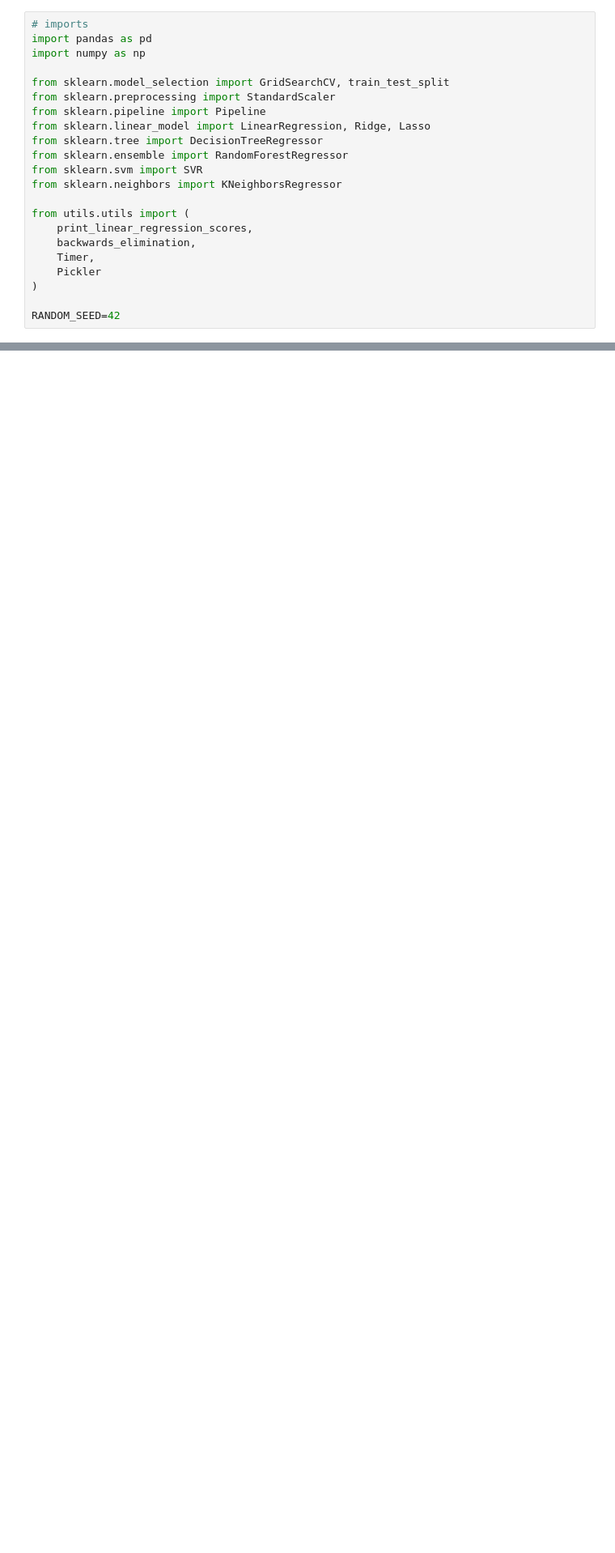
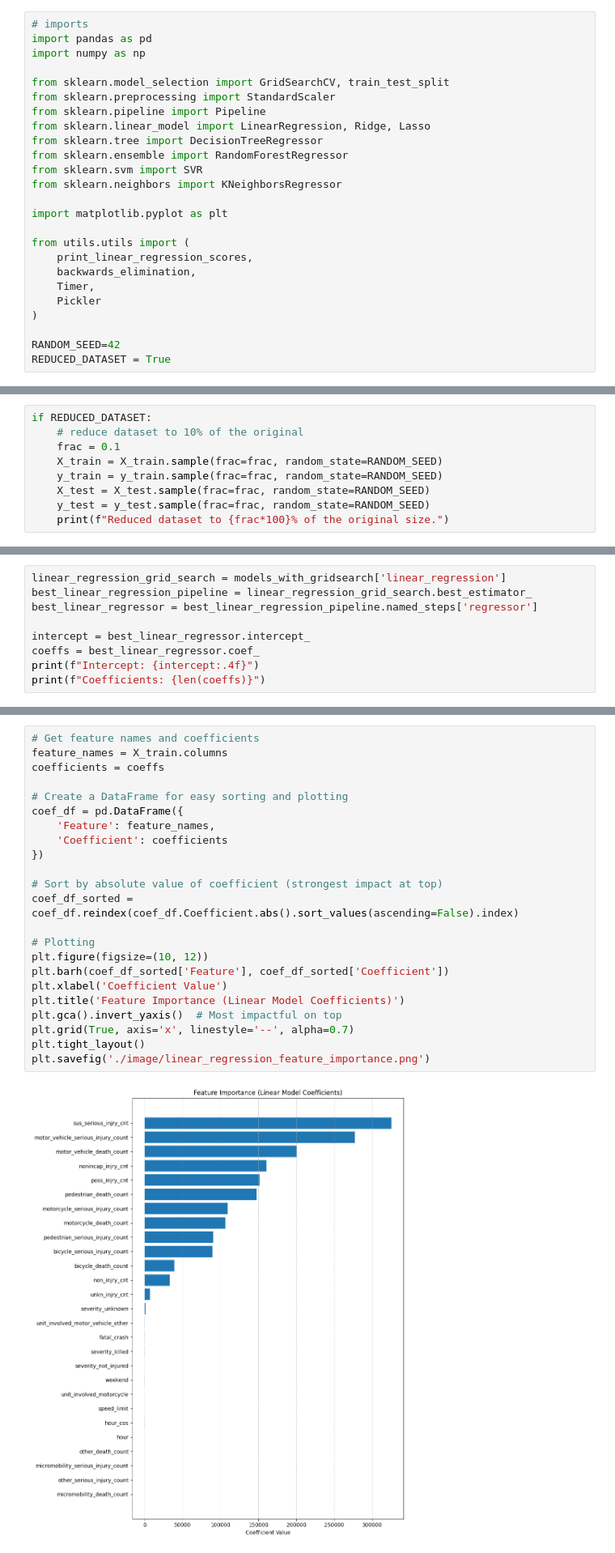
Before and after one commit to lukfd/city-of-austin-car-crash-ml-study, a Jupyter notebook: src/notebook.ipynb, the cells around one changed output, grey strips where cells are left out. Shown at 81% size. Drawn from its saved outputs; the diff is of its cells as text; blank space fills up the shorter version.

```diff
--- a/src/notebook.ipynb
+++ b/src/notebook.ipynb
@@ -34,6 +34,8 @@ from sklearn.ensemble import RandomForestRegressor
 from sklearn.svm import SVR
 from sklearn.neighbors import KNeighborsRegressor
 
+import matplotlib.pyplot as plt
+
 from utils.utils import (
     print_linear_regression_scores,
     backwards_elimination,
@@ -42,6 +44,7 @@ from utils.utils import (
 )
 
 RANDOM_SEED=42
+REDUCED_DATASET = True
 # %%
 # read data
 df = pd.read_csv('data/austin_car_crash_cleaned.csv')
@@ -272,0 +278,9 @@ for model_name, model_pipeline in models.items():
+# %%
+if REDUCED_DATASET:
+    # reduce dataset to 10% of the original
+    frac = 0.1
+    X_train = X_train.sample(frac=frac, random_state=RANDOM_SEED)
+    y_train = y_train.sample(frac=frac, random_state=RANDOM_SEED)
+    X_test = X_test.sample(frac=frac, random_state=RANDOM_SEED)
+    y_test = y_test.sample(frac=frac, random_state=RANDOM_SEED)
+    print(f"Reduced dataset to {frac*100}% of the original size.")
@@ -309,0 +337,9 @@ Best score for k_neighbors_regressor: -15149941256.865072
+# %%
+linear_regression_grid_search = models_with_gridsearch['linear_regression']
+best_linear_regression_pipeline = linear_regression_grid_search.best_estimator_
+best_linear_regressor = best_linear_regression_pipeline.named_steps['regressor']
+
+intercept = best_linear_regressor.intercept_
+coeffs = best_linear_regressor.coef_
+print(f"Intercept: {intercept:.4f}")
+print(f"Coefficients: {len(coeffs)}")
@@ -310,3 +351,28 @@ Best score for k_neighbors_regressor: -15149941256.865072
+# %%
+# Get feature names and coefficients
+feature_names = X_train.columns
+coefficients = coeffs
+
+# Create a DataFrame for easy sorting and plotting
+coef_df = pd.DataFrame({
+    'Feature': feature_names,
+    'Coefficient': coefficients
+})
+
+# Sort by absolute value of coefficient (strongest impact at top)
+coef_df_sorted = coef_df.reindex(coef_df.Coefficient.abs().sort_values(ascending=False).index)
+
+# Plotting
+plt.figure(figsize=(10, 12))
+plt.barh(coef_df_sorted['Feature'], coef_df_sorted['Coefficient'])
+plt.xlabel('Coefficient Value')
+plt.title('Feature Importance (Linear Model Coefficients)')
+plt.gca().invert_yaxis()  # Most impactful on top
+plt.grid(True, axis='x', linestyle='--', alpha=0.7)
+plt.tight_layout()
+plt.savefig('./image/linear_regression_feature_importance.png')
+# %% [output]
+[figure, added]
 # %% [markdown]
 ### Hyperparameter tuning
 
```
Also changed, not shown: parts of 9 cells of this notebook, 6 other files.
